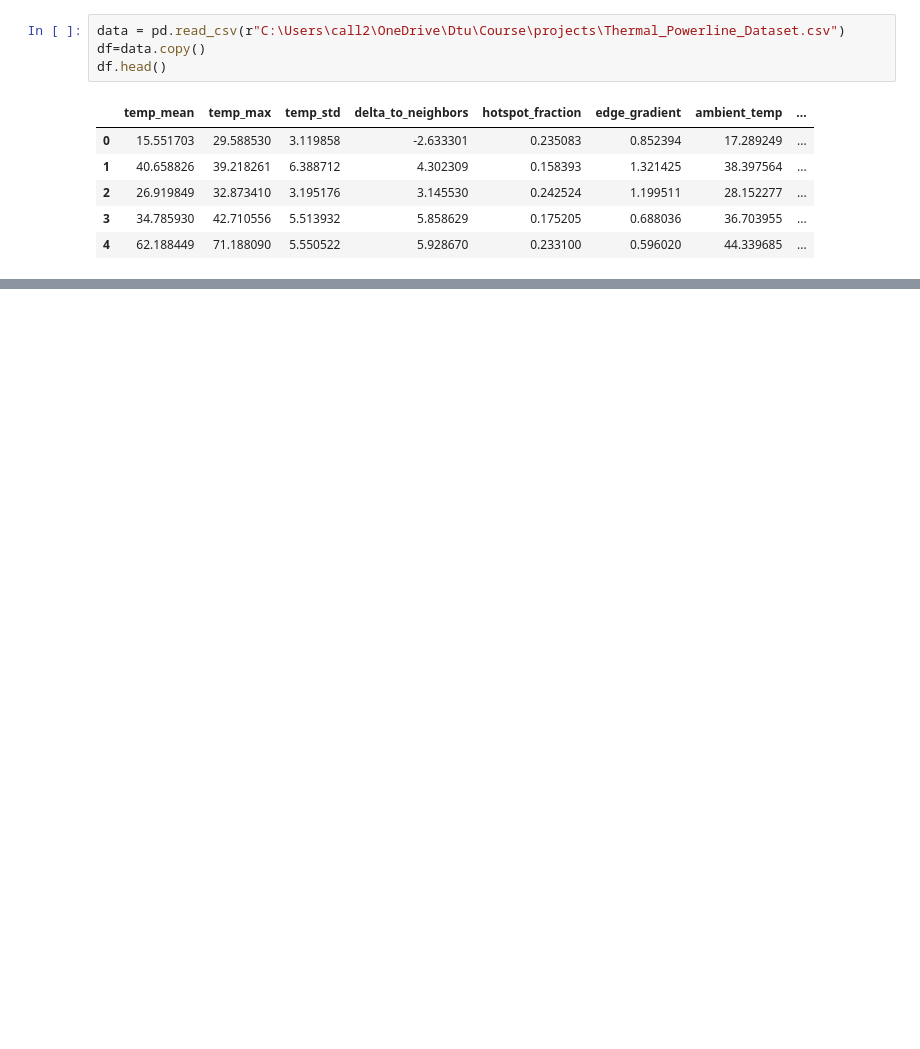
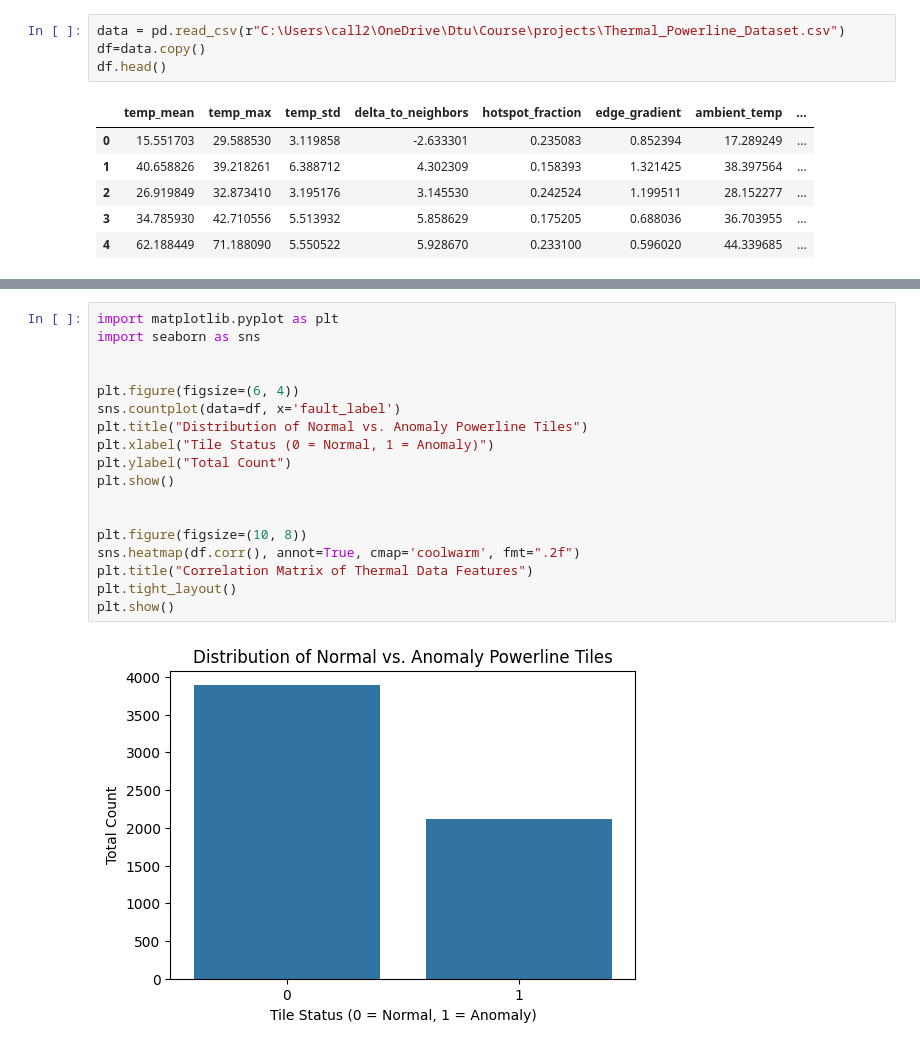
Before and after one commit to ReasonableForce770/Ai-based-Thermal-Powerline-Hotspot, a Jupyter notebook: code.ipynb, the cells around one changed output, grey strips where cells are left out. Drawn from its saved outputs; the diff is of its cells as text; blank space fills up the shorter version.

```diff
--- a/code.ipynb
+++ b/code.ipynb
@@ -38,0 +58,20 @@ memory usage: 422.0 KB
+# %%
+import matplotlib.pyplot as plt
+import seaborn as sns
+
+
+plt.figure(figsize=(6, 4))
+sns.countplot(data=df, x='fault_label')
+plt.title("Distribution of Normal vs. Anomaly Powerline Tiles")
+plt.xlabel("Tile Status (0 = Normal, 1 = Anomaly)")
+plt.ylabel("Total Count")
+plt.show()
+
+
+plt.figure(figsize=(10, 8))
+sns.heatmap(df.corr(), annot=True, cmap='coolwarm', fmt=".2f")
+plt.title("Correlation Matrix of Thermal Data Features")
+plt.tight_layout()
+plt.show()
+# %% [output]
+[figure, added]
```
Also changed, not shown: parts of 7 cells of this notebook, 1 other file.
